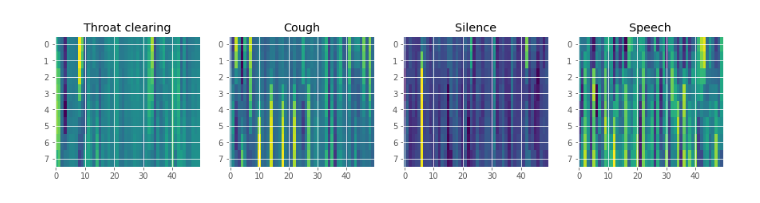
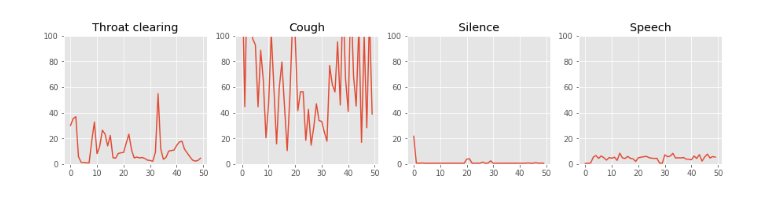
Before and after one commit to sspathak/SocialSafety, a Jupyter notebook: ML/filter_visualization.ipynb, the cells around one changed output. Saved outputs shown, nothing was run; the diff lists cells and outputs as text; code cells hidden in the pictures.

```diff
--- a/ML/filter_visualization.ipynb
+++ b/ML/filter_visualization.ipynb
@@ -68,6 +68,8 @@ for fil_arr in file_array_array:
         mfcc.extend(np.swapaxes(mfcc_arr, 1, 0))
     mfcc = np.swapaxes(mfcc, 1, 0)
     axes[count].imshow(mfcc, aspect="auto")
+    axes[count].grid(False)
+    axes[count].invert_yaxis()
     count +=1
 plt.show()
 # %% [output]
@@ -75,6 +77,5 @@ plt.show()
 # %%
 #Plot power spectral density
-
 fig1 = plt.figure(figsize=(15, 3))
 ax1 = fig1.add_subplot(141)
 ax2 = fig1.add_subplot(142)
@@ -84,7 +85,6 @@ ax1.title.set_text("Throat clearing")
 ax2.title.set_text("Cough")
 ax3.title.set_text("Silence")
 ax4.title.set_text("Speech")
-
 axes = [ax1, ax2, ax3, ax4]
 count = 0
 
@@ -92,11 +92,11 @@ for fil_arr in file_array_array:
     psd = []
     for index in range(10,50):
         psd_arr = feature_extractors.power_spectral_density.get_feature_vector(fil_arr[index])[0]
-#         print(psd_arr)
         psd.append(psd_arr)
-#         psd.extend(np.swapaxes(psd_arr, 1, 0))
     psd = np.swapaxes(psd, 1, 0)
     axes[count].imshow(psd[0:25], aspect="auto")
+    axes[count].grid(False)
+    axes[count].invert_yaxis()
     count +=1
 plt.show()
 # %% [output]
@@ -211,6 +211,7 @@ ax1.title.set_text("Throat clearing")
 ax2.title.set_text("Cough")
 ax3.title.set_text("Silence")
 ax4.title.set_text("Speech")
+# ax2 = plt.axes([0, 0.6, 1, 1])
 
 # y_limit = 0.5
 # ax1.set_ylim([0,y_limit])
@@ -222,12 +223,13 @@ axes = [ax1, ax2, ax3, ax4]
 count = 0
 
 for fil_arr in file_array_array:
-    flatness = []
-    for index in range(5, 25):
-        flatness_arr = feature_extractors.spectral_rolloff.get_feature_vector(fil_arr[index])[0]
-        flatness.append(flatness_arr[0])
-#     flatness = np.swapaxes(flatness, 1, 0)
-#     axes[count].imshow(flatness, aspect="auto")
-    axes[count].plot(flatness)
+    mfcc_deltas = []
+    for index in range(0,50):
+        mfcc_deltas_arr = feature_extractors.MFCC_deltas.get_feature_vector(fil_arr[index])[0]
+        mfcc_deltas.append(mfcc_deltas_arr[0])
+    mfcc_deltas = np.swapaxes(mfcc_deltas, 1, 0)
+    axes[count].imshow(mfcc_deltas, aspect="auto")
+    axes[count].grid(False)
+    axes[count].invert_yaxis()
     count +=1
 # %% [output]
@@ -235,31 +237,33 @@ for fil_arr in file_array_array:
 # %%
 fig1 = plt.figure(figsize=(15, 3))
 ax1 = fig1.add_subplot(141)
 ax2 = fig1.add_subplot(142)
 ax3 = fig1.add_subplot(143)
 ax4 = fig1.add_subplot(144)
 ax1.title.set_text("Throat clearing")
 ax2.title.set_text("Cough")
 ax3.title.set_text("Silence")
 ax4.title.set_text("Speech")
 # ax2 = plt.axes([0, 0.6, 1, 1])
 
-# y_limit = 0.5
-# ax1.set_ylim([0,y_limit])
-# ax2.set_ylim([0,y_limit])
-# ax3.set_ylim([0,y_limit])
-# ax4.set_ylim([0,y_limit])
+y_limit = 100
+ax1.set_ylim([0,y_limit])
+ax2.set_ylim([0,y_limit])
+ax3.set_ylim([0,y_limit])
+ax4.set_ylim([0,y_limit])
 
 axes = [ax1, ax2, ax3, ax4]
 count = 0
 
 for fil_arr in file_array_array:
     mfcc_deltas = []
     for index in range(0,50):
-        mfcc_deltas_arr = feature_extractors.MFCC_deltas.get_feature_vector(fil_arr[index])[0]
-        mfcc_deltas.append(mfcc_deltas_arr[0])
-    mfcc_deltas = np.swapaxes(mfcc_deltas, 1, 0)
-    axes[count].imshow(mfcc_deltas, aspect="auto")
+        mfcc_deltas_arr = feature_extractors.spectral_flux.get_feature_vector(fil_arr[index][1:])[0]
+#         print(mfcc_deltas_arr[1])
+        mfcc_deltas.append(mfcc_deltas_arr[1])
+#     mfcc_deltas = np.swapaxes(mfcc_deltas, 1, 0)
+#     axes[count].imshow(mfcc_deltas, aspect="auto")
+    axes[count].plot(mfcc_deltas)
     count +=1
 # %% [output]
-[figure, old version]
+[figure, new version]
```
Also changed, not shown: parts of 8 cells of this notebook.
